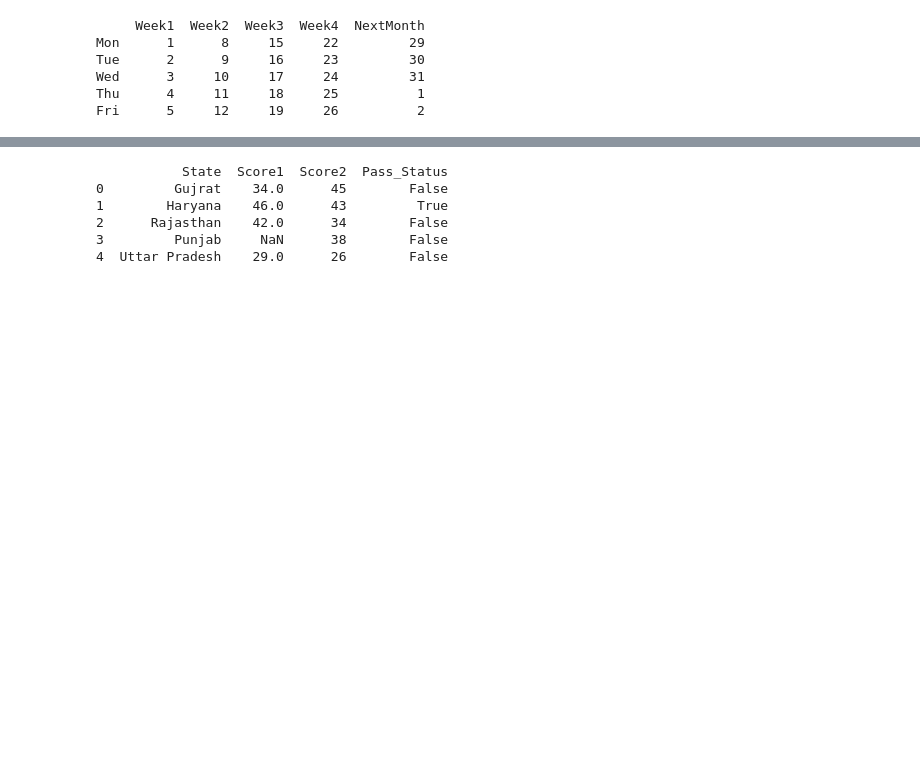
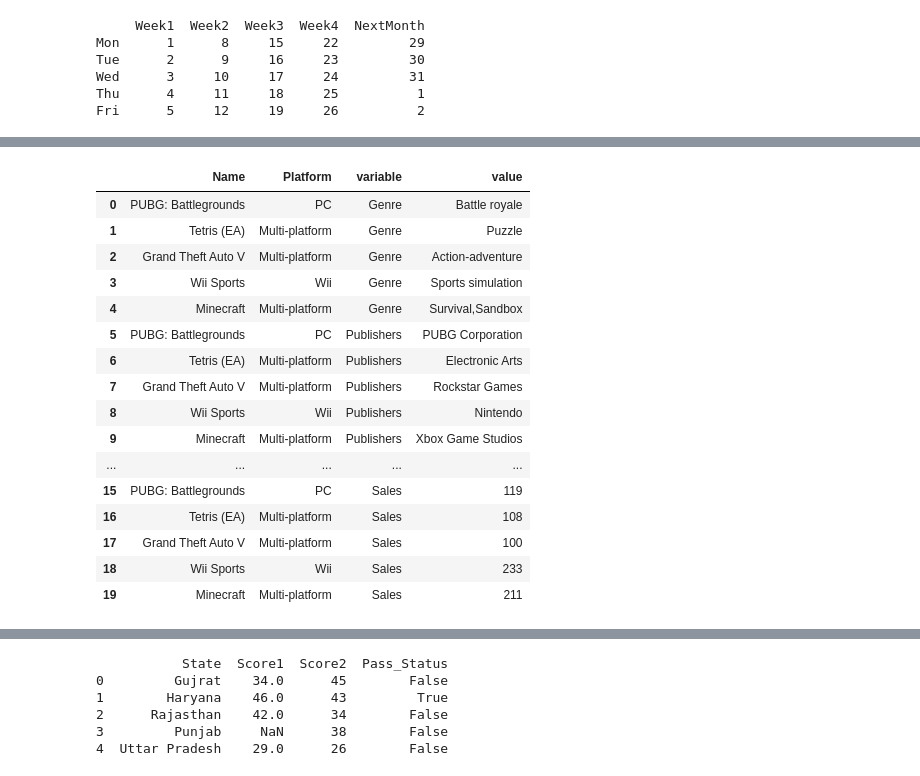
Before and after one commit to kumarketanbansal-hue/Python-Pandas, a Jupyter notebook: Python_Pandas.ipynb, the cells around one changed output, grey strips where cells are left out. Saved outputs shown, nothing was run; the diff lists cells and outputs as text; code cells hidden in the pictures; blank space fills up the shorter version.

```diff
--- a/Python_Pandas.ipynb
+++ b/Python_Pandas.ipynb
@@ -121,0 +128,20 @@ df1.tail()
+# %%
+pd.melt(df1, id_vars=['Name', 'Platform'])
+# %% [output]
+|  | Name | Platform | variable | value |
+| 0 | PUBG: Battlegrounds | PC | Genre | Battle royale |
+| 1 | Tetris (EA) | Multi-platform | Genre | Puzzle |
+| 2 | Grand Theft Auto V | Multi-platform | Genre | Action-adventure |
+| 3 | Wii Sports | Wii | Genre | Sports simulation |
+| 4 | Minecraft | Multi-platform | Genre | Survival,Sandbox |
+| 5 | PUBG: Battlegrounds | PC | Publishers | PUBG Corporation |
+| 6 | Tetris (EA) | Multi-platform | Publishers | Electronic Arts |
+| 7 | Grand Theft Auto V | Multi-platform | Publishers | Rockstar Games |
+| 8 | Wii Sports | Wii | Publishers | Nintendo |
+| 9 | Minecraft | Multi-platform | Publishers | Xbox Game Studios |
+| ... | ... | ... | ... | ... |
+| 15 | PUBG: Battlegrounds | PC | Sales | 119 |
+| 16 | Tetris (EA) | Multi-platform | Sales | 108 |
+| 17 | Grand Theft Auto V | Multi-platform | Sales | 100 |
+| 18 | Wii Sports | Wii | Sales | 233 |
+| 19 | Minecraft | Multi-platform | Sales | 211 |
```
Also changed, not shown: parts of 44 cells of this notebook.
